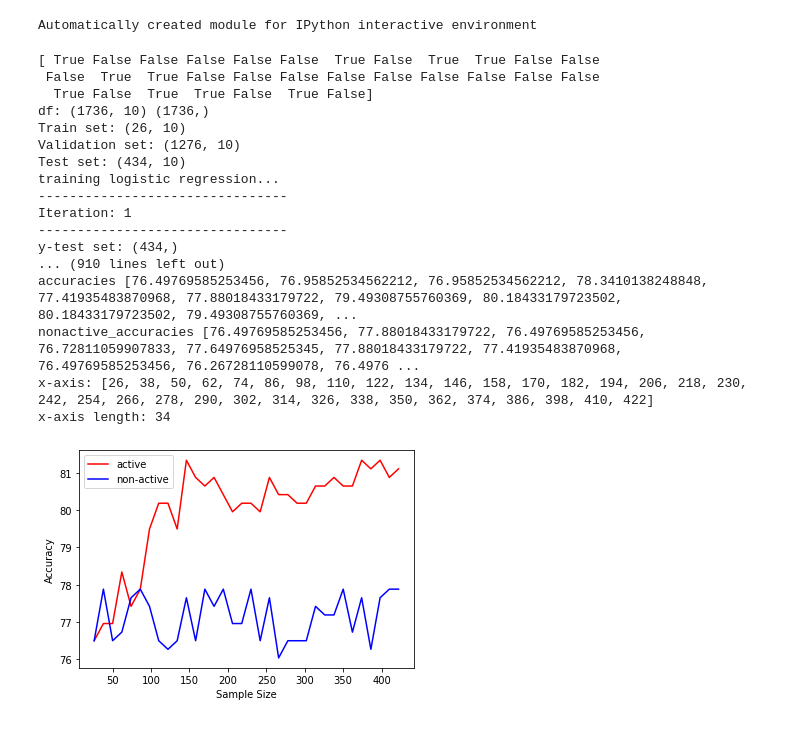
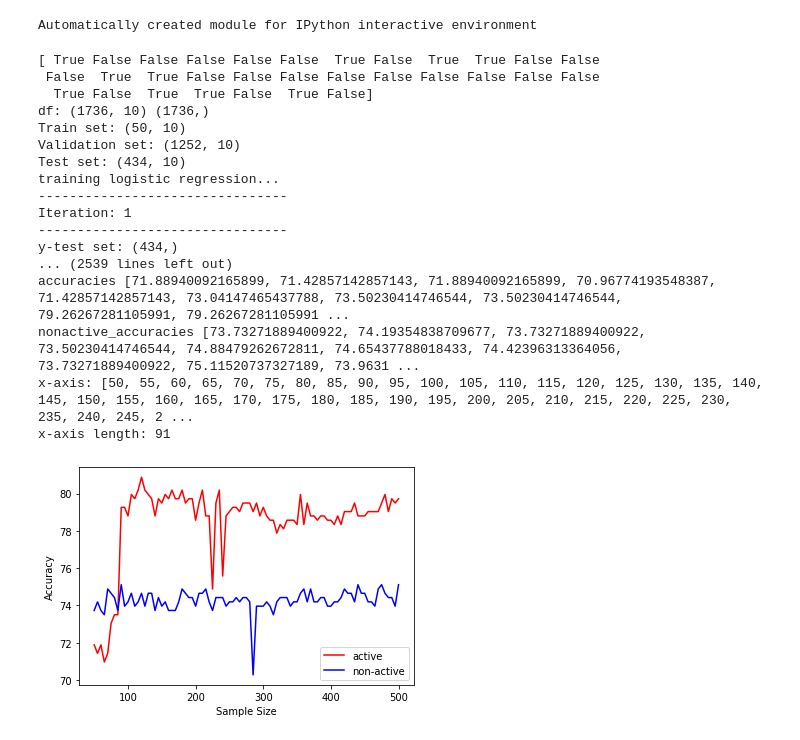
Before and after one commit to WenxuanHuang/Active-Learning-Performance-Benchmarking, a Jupyter notebook: Active_learning.ipynb, the cells around one changed output. Drawn from its saved outputs; the diff is of its cells as text; code cells hidden in the pictures.

```diff
--- a/Active_learning.ipynb
+++ b/Active_learning.ipynb
@@ -613,25 +613,25 @@ def batch_experiment(d, models, selection_functions, Ks, repeats, contfrom):
 # performance_plot(log_upper_bound, d, ['LogModel'] , selection_functions_str    , Ks_str, 1)
 # # performance_plot(gdbc_upper_bound, d, ['GDBCModel'] , selection_functions_str    , Ks_str, 1)
 # # performance_plot(log_upper_bound, d, ['KnnModel'] , selection_functions_str    , Ks_str, 1)
-# %%
-
-pool_experiment(LogModel,LeastConfidenceSelection,433,26,12)
-# %% [output]
-[ True False False False False False  True False  True  True False False
- False  True  True False False False False False False False False False
-  True False  True  True False  True False]
-df: (1736, 10) (1736,)
-Train set: (26, 10)
-Validation set: (1276, 10)
-Test set: (434, 10)
-training logistic regression...
---------------------------------
-Iteration: 1
---------------------------------
-y-test set: (434,)
-... (910 lines left out)
-accuracies [76.49769585253456, 76.95852534562212, 76.95852534562212, 78.3410138248848, 77.41935483870968, 77.88018433179722, 79.49308755760369, 80.18433179723502, 80.18433179723502, 79.49308755760369, ...
-nonactive_accuracies [76.49769585253456, 77.88018433179722, 76.49769585253456, 76.72811059907833, 77.64976958525345, 77.88018433179722, 77.41935483870968, 76.49769585253456, 76.26728110599078, 76.4976 ...
-x-axis: [26, 38, 50, 62, 74, 86, 98, 110, 122, 134, 146, 158, 170, 182, 194, 206, 218, 230, 242, 254, 266, 278, 290, 302, 314, 326, 338, 350, 362, 374, 386, 398, 410, 422]
-x-axis length: 34
-[figure, removed]
+# %%
+
+pool_experiment(LogModel,RandomSelection,500,50,5)
+# %% [output]
+[ True False False False False False  True False  True  True False False
+ False  True  True False False False False False False False False False
+  True False  True  True False  True False]
+df: (1736, 10) (1736,)
+Train set: (50, 10)
+Validation set: (1252, 10)
+Test set: (434, 10)
+training logistic regression...
+--------------------------------
+Iteration: 1
+--------------------------------
+y-test set: (434,)
+... (2539 lines left out)
+accuracies [71.88940092165899, 71.42857142857143, 71.88940092165899, 70.96774193548387, 71.42857142857143, 73.04147465437788, 73.50230414746544, 73.50230414746544, 79.26267281105991, 79.26267281105991 ...
+nonactive_accuracies [73.73271889400922, 74.19354838709677, 73.73271889400922, 73.50230414746544, 74.88479262672811, 74.65437788018433, 74.42396313364056, 73.73271889400922, 75.11520737327189, 73.9631 ...
+x-axis: [50, 55, 60, 65, 70, 75, 80, 85, 90, 95, 100, 105, 110, 115, 120, 125, 130, 135, 140, 145, 150, 155, 160, 165, 170, 175, 180, 185, 190, 195, 200, 205, 210, 215, 220, 225, 230, 235, 240, 245, 2 ...
+x-axis length: 91
+[figure, added]
```
Also changed, not shown: 1 other file.
